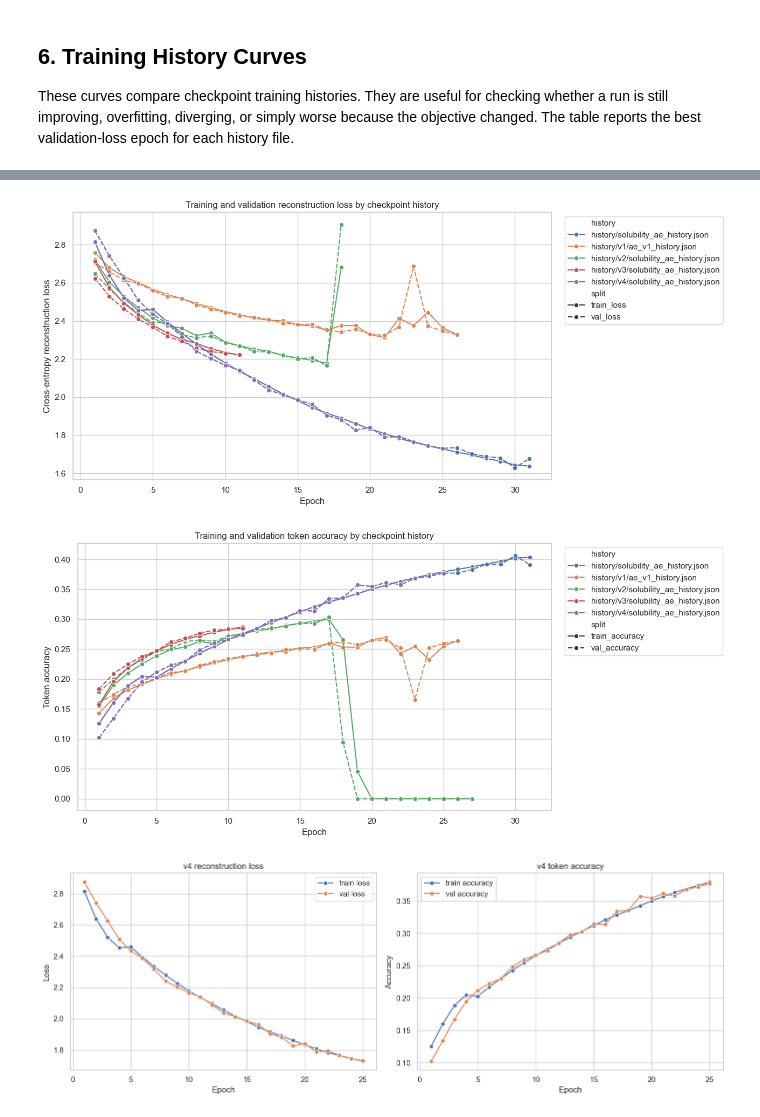
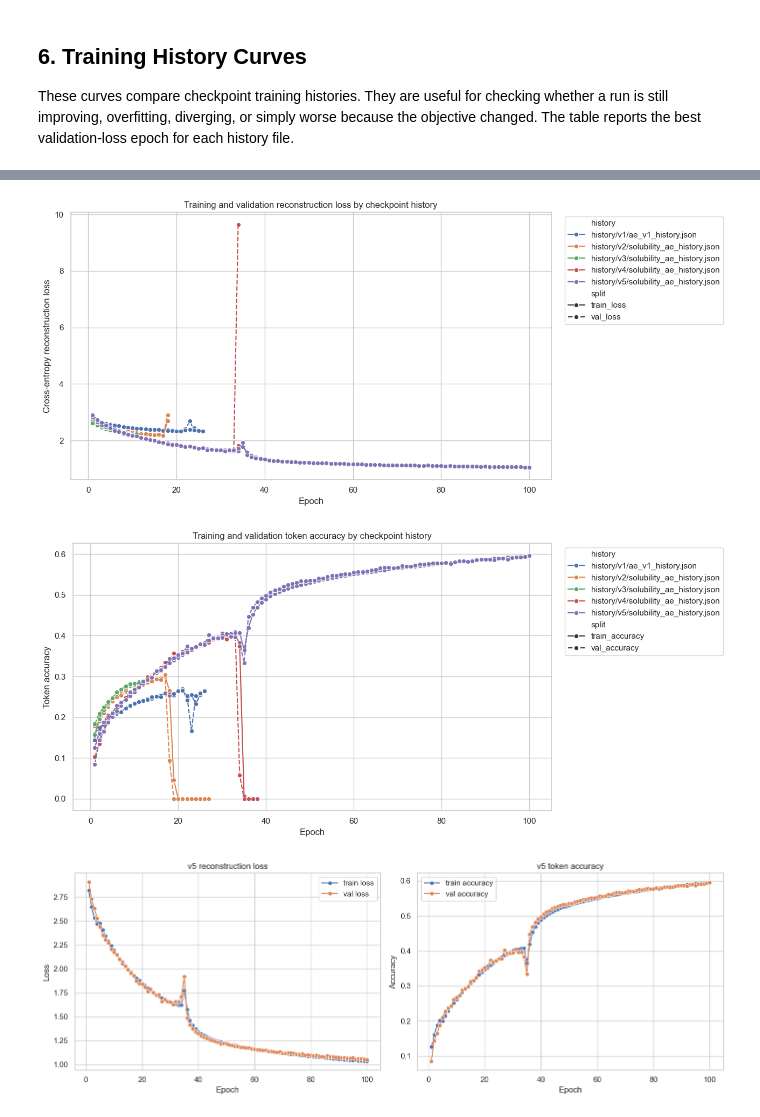
Before and after one commit to Jschechter18/protein-sequence-augmentation, a Jupyter notebook: Code/notebooks/checkpoint_analysis.ipynb, the cells around one changed output, grey strips where cells are left out. Drawn from its saved outputs; the diff is of its cells as text; code cells hidden in the pictures.

Commit message:
finished autoencoder benchmarking at 58.19% test reconstruction

```diff
--- a/Code/notebooks/checkpoint_analysis.ipynb
+++ b/Code/notebooks/checkpoint_analysis.ipynb
@@ -687,6 +688,7 @@ solubility_ae_histories = [
     "history/v2/solubility_ae_history.json",
     "history/v3/solubility_ae_history.json",
     "history/v4/solubility_ae_history.json",
+    "history/v5/solubility_ae_history.json",
 ]
 plot_history_df = history_df[history_df["history"].isin(solubility_ae_histories)].copy()
 plot_history_df = plot_history_df.dropna(subset=["epoch"])
@@ -766,34 +768,34 @@ plt.legend(bbox_to_anchor=(1.02, 1), loc="upper left")
 plt.tight_layout()
 plt.show()
 # %% [output]
-[figure, old version]
+[figure, new version]
-[figure, old version]
+[figure, new version]
 # %%
-current_history_name = "history/v4/solubility_ae_history.json"
+current_history_name = "history/v5/solubility_ae_history.json"
 current_history_df = plot_history_df[plot_history_df["history"] == current_history_name].copy()
 
 if current_history_df.empty:
     print(f"No rows found for {current_history_name}.")
 else:
     fig, axes = plt.subplots(1, 2, figsize=(14, 5))
 
     sns.lineplot(data=current_history_df, x="epoch", y="train_loss", marker="o", label="train loss", ax=axes[0])
     sns.lineplot(data=current_history_df, x="epoch", y="val_loss", marker="o", label="val loss", ax=axes[0])
-    axes[0].set_title("v4 reconstruction loss")
+    axes[0].set_title("v5 reconstruction loss")
     axes[0].set_xlabel("Epoch")
     axes[0].set_ylabel("Loss")
 
     sns.lineplot(data=current_history_df, x="epoch", y="train_accuracy", marker="o", label="train accuracy", ax=axes[1])
     sns.lineplot(data=current_history_df, x="epoch", y="val_accuracy", marker="o", label="val accuracy", ax=axes[1])
-    axes[1].set_title("v4 token accuracy")
+    axes[1].set_title("v5 token accuracy")
     axes[1].set_xlabel("Epoch")
     axes[1].set_ylabel("Accuracy")
 
     plt.tight_layout()
     plt.show()
 
     if current_history_df["val_loss"].notna().sum() >= 3:
         rho, p = stats.spearmanr(current_history_df["epoch"], current_history_df["val_loss"], nan_policy="omit")
-        print(f"v4 epoch vs validation-loss Spearman rho={rho:.3f}, p={p:.3g}")
+        print(f"v5 epoch vs validation-loss Spearman rho={rho:.3f}, p={p:.3g}")
 # %% [output]
-[figure, old version]
+[figure, new version]
```
Also changed, not shown: parts of 16 cells of this notebook, 1 other file.
